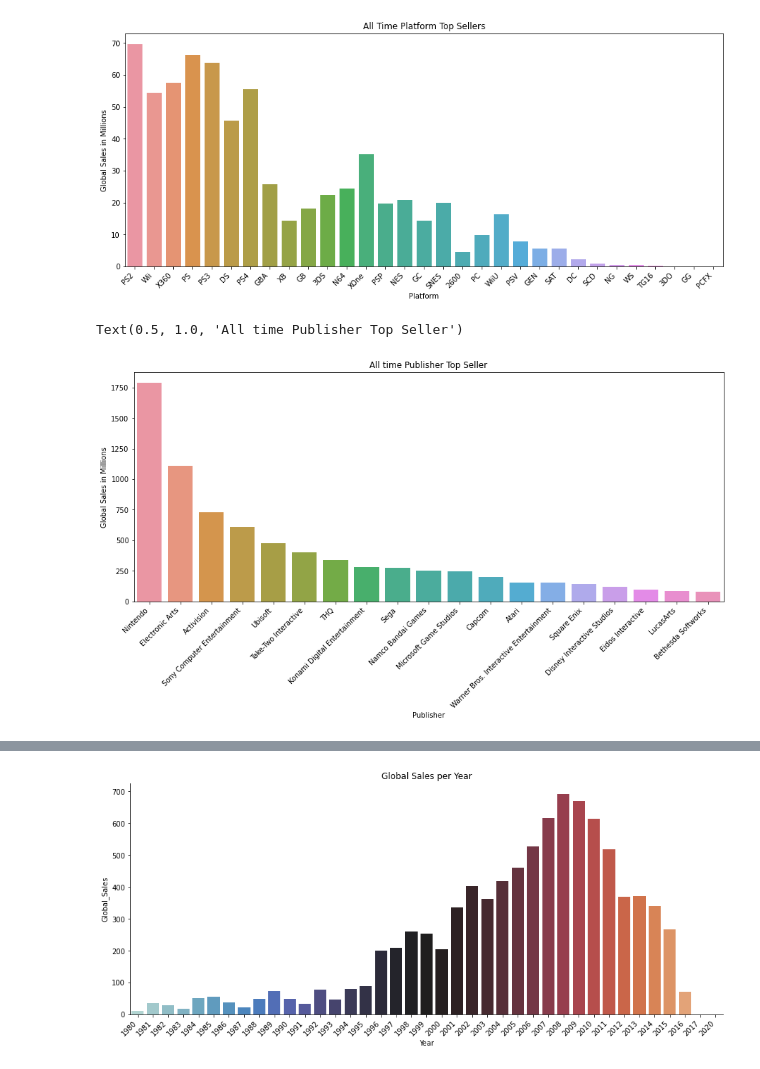
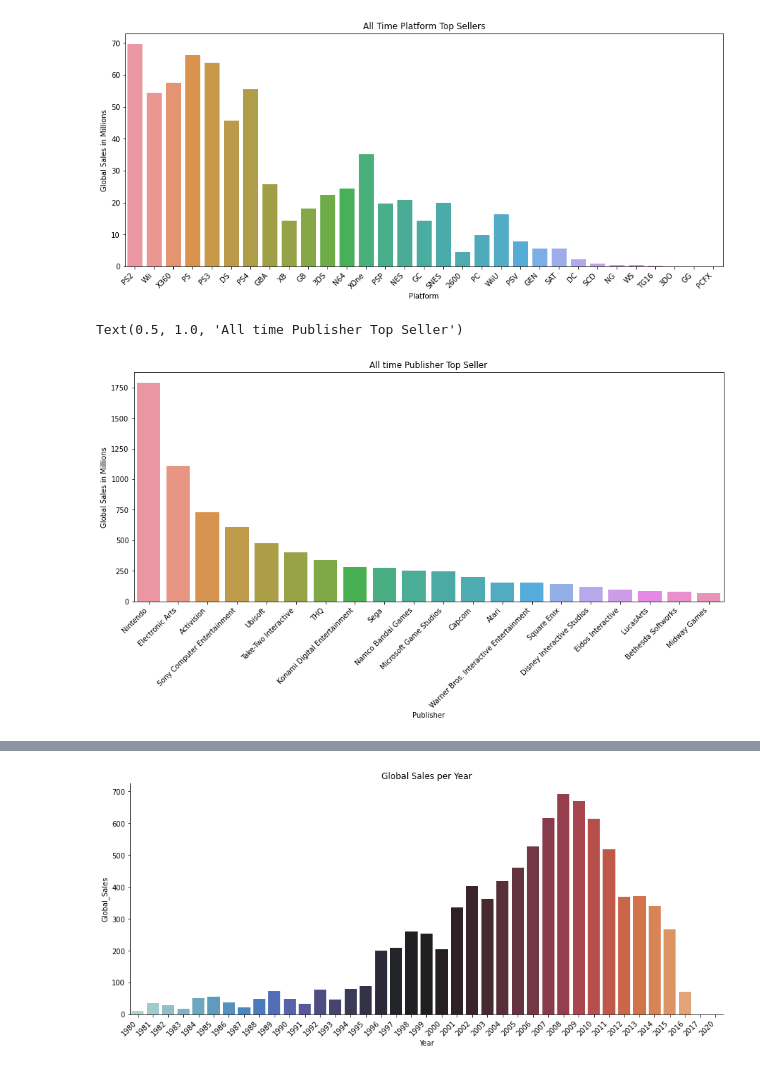
Before and after one commit to lgbongiolo/Video-Game-Sales, a Jupyter notebook: Video Games Sales .ipynb, the cells around one changed output, grey strips where cells are left out. Drawn from its saved outputs; the diff is of its cells as text; code cells hidden in the pictures.

```diff
--- a/Video Games Sales .ipynb
+++ b/Video Games Sales .ipynb
@@ -321,17 +342,17 @@ plt.show()
 # %%
 #All time Publisher Top seller
 
 
 top_publisher = df.groupby(["Publisher"]).agg({'Global_Sales':'sum'}).reset_index()
 
 top_publisher = top_publisher.sort_values(by="Global_Sales", ascending=False)
 
 
 dx=plt.figure(figsize=(15,6))
-sns.barplot(x="Publisher",y="Global_Sales", data=top_publisher[:19], ci=None)
+sns.barplot(x="Publisher",y="Global_Sales", data=top_publisher[:20], ci=None)
 plt.ylabel("Global Sales in Millions")
 plt.xticks(rotation=45, horizontalalignment='right')
 plt.title("All time Publisher Top Seller")
 # %% [output]
 Text(0.5, 1.0, 'All time Publisher Top Seller')
-[figure, old version]
+[figure, new version]
```
Also changed, not shown: parts of 29 cells of this notebook.
